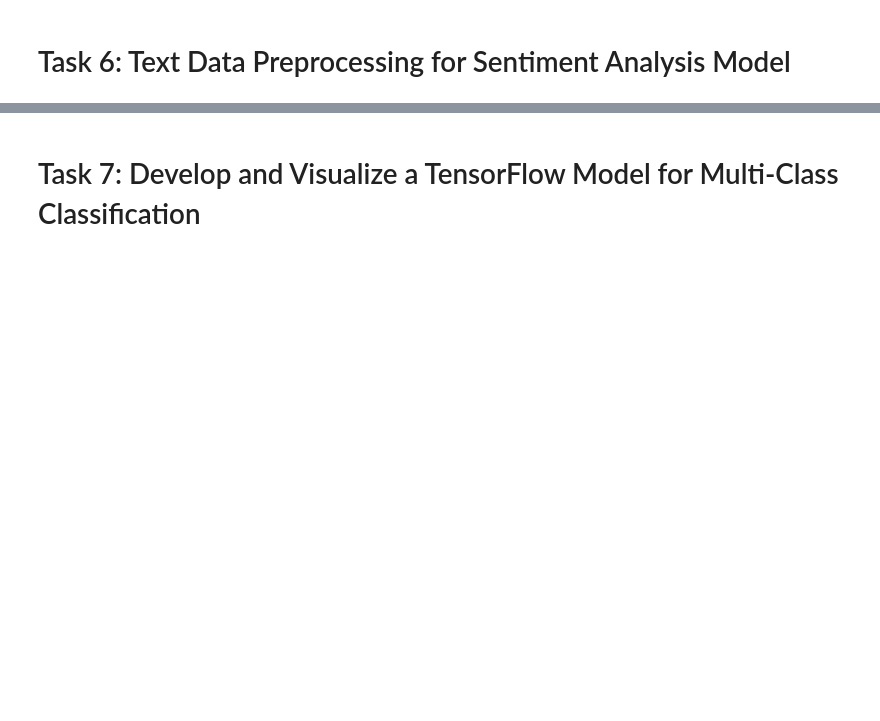
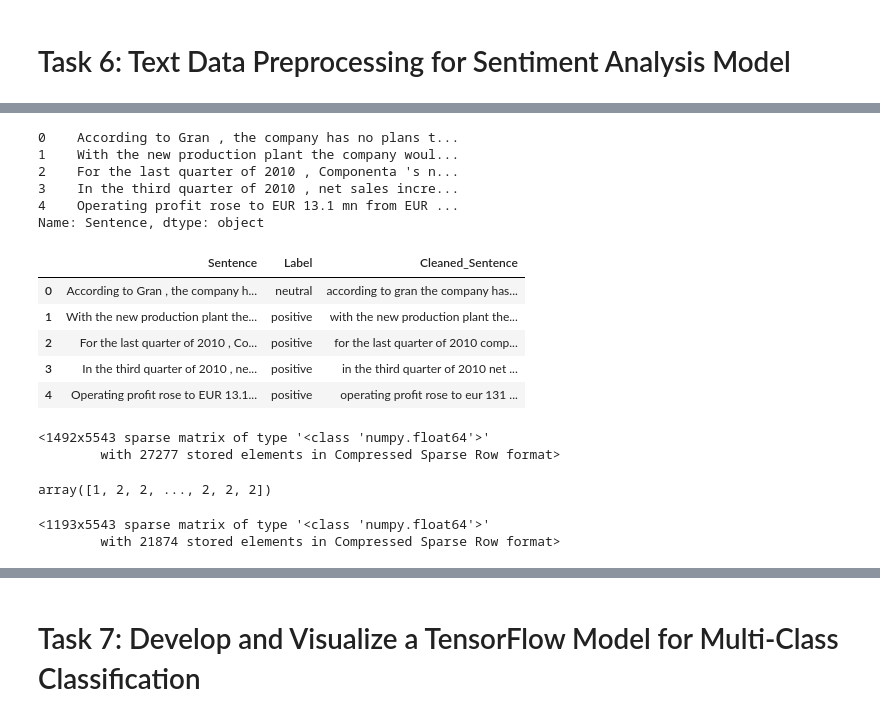
Before and after one commit to debdattasarkar/Sentiment-Analysis-Using-TensorFlow, a Jupyter notebook: starter.ipynb, the cells around one changed output, grey strips where cells are left out. Drawn from its saved outputs; the diff is of its cells as text; code cells hidden in the pictures; blank space fills up the shorter version.

```diff
--- a/starter.ipynb
+++ b/starter.ipynb
@@ -155,0 +235,65 @@ plt.plot()
+# %%
+# Start by defining a function to clean the text data, aiming to standardize it for analysis.
+import re
+
+# Function to clean text data
+def clean_text(text):
+    text = re.sub(r"[^\w\s]", '', text)  # Remove punctuation
+    text = text.lower()  # Convert to lowercase
+    text = re.sub(r"\s+", ' ', text)  # Collapse multiple spaces to one
+    return text.strip()  # Remove leading and trailing spaces
+# %%
+df['Sentence'].head()
+# %% [output]
+0    According to Gran , the company has no plans t...
+1    With the new production plant the company woul...
+2    For the last quarter of 2010 , Componenta 's n...
+3    In the third quarter of 2010 , net sales incre...
+4    Operating profit rose to EUR 13.1 mn from EUR ...
+Name: Sentence, dtype: object
+# %%
+# Apply the text cleaning function to each sentence in your DataFrame.
+# Clean sentences in the DataFrame
+df['Cleaned_Sentence'] = df['Sentence'].apply(clean_text)
+df.head()
+# %% [output]
+|  | Sentence | Label | Cleaned_Sentence |
+| 0 | According to Gran , the company h... | neutral | according to gran the company has... |
+| 1 | With the new production plant the... | positive | with the new production plant the... |
+| 2 | For the last quarter of 2010 , Co... | positive | for the last quarter of 2010 comp... |
+| 3 | In the third quarter of 2010 , ne... | positive | in the third quarter of 2010 net ... |
+| 4 | Operating profit rose to EUR 13.1... | positive | operating profit rose to eur 131 ... |
+# %%
+# Use TF-IDF Vectorizer to transform cleaned sentences into numerical vectors.
+from sklearn.feature_extraction.text import TfidfVectorizer
+
+# Initialize and apply TF-IDF Vectorizer
+vectorizer = TfidfVectorizer()
+X = vectorizer.fit_transform(df['Cleaned_Sentence'])
+X
+# %% [output]
+<1492x5543 sparse matrix of type '<class 'numpy.float64'>'
+        with 27277 stored elements in Compressed Sparse Row format>
+# %%
+# Encode the textual labels to numeric form using the LabelEncoder.
+from sklearn.preprocessing import LabelEncoder
+
+# Encode labels to integers
+encoder = LabelEncoder()
+y = encoder.fit_transform(df['Label'])
+y
+# %% [output]
+array([1, 2, 2, ..., 2, 2, 2])
+# %%
+# Split your data into a training set and a testing set with an 80-20 split.
+from sklearn.model_selection import train_test_split
+
+# Split the dataset into training and test sets
+X_train, X_test, y_train, y_test = train_test_split(X,
+                                                    y,
+                                                    test_size=0.2,
+                                                    random_state=1502)
+X_train
+# %% [output]
+<1193x5543 sparse matrix of type '<class 'numpy.float64'>'
+        with 21874 stored elements in Compressed Sparse Row format>
```
Also changed, not shown: parts of 33 cells of this notebook, 1 other file.
